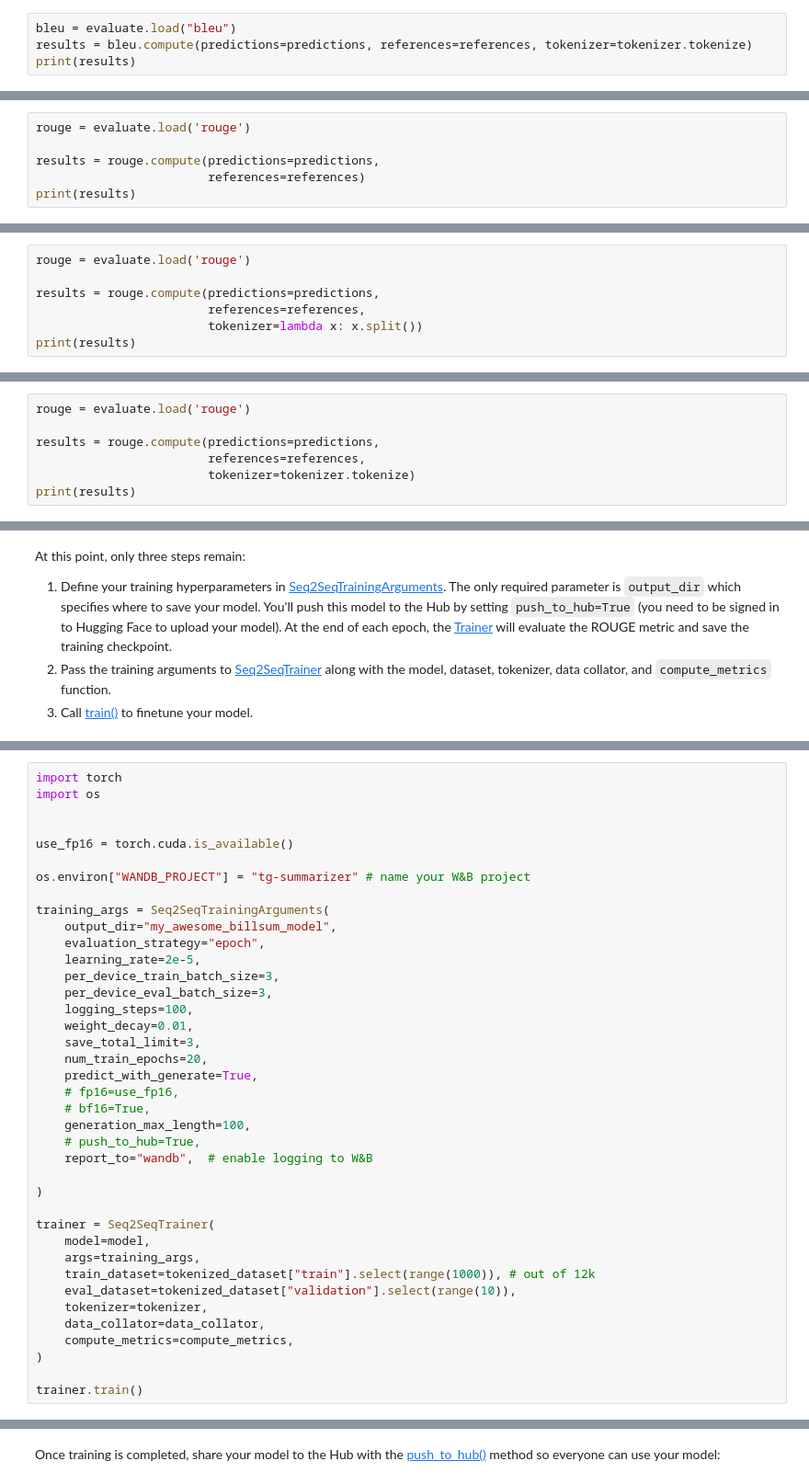
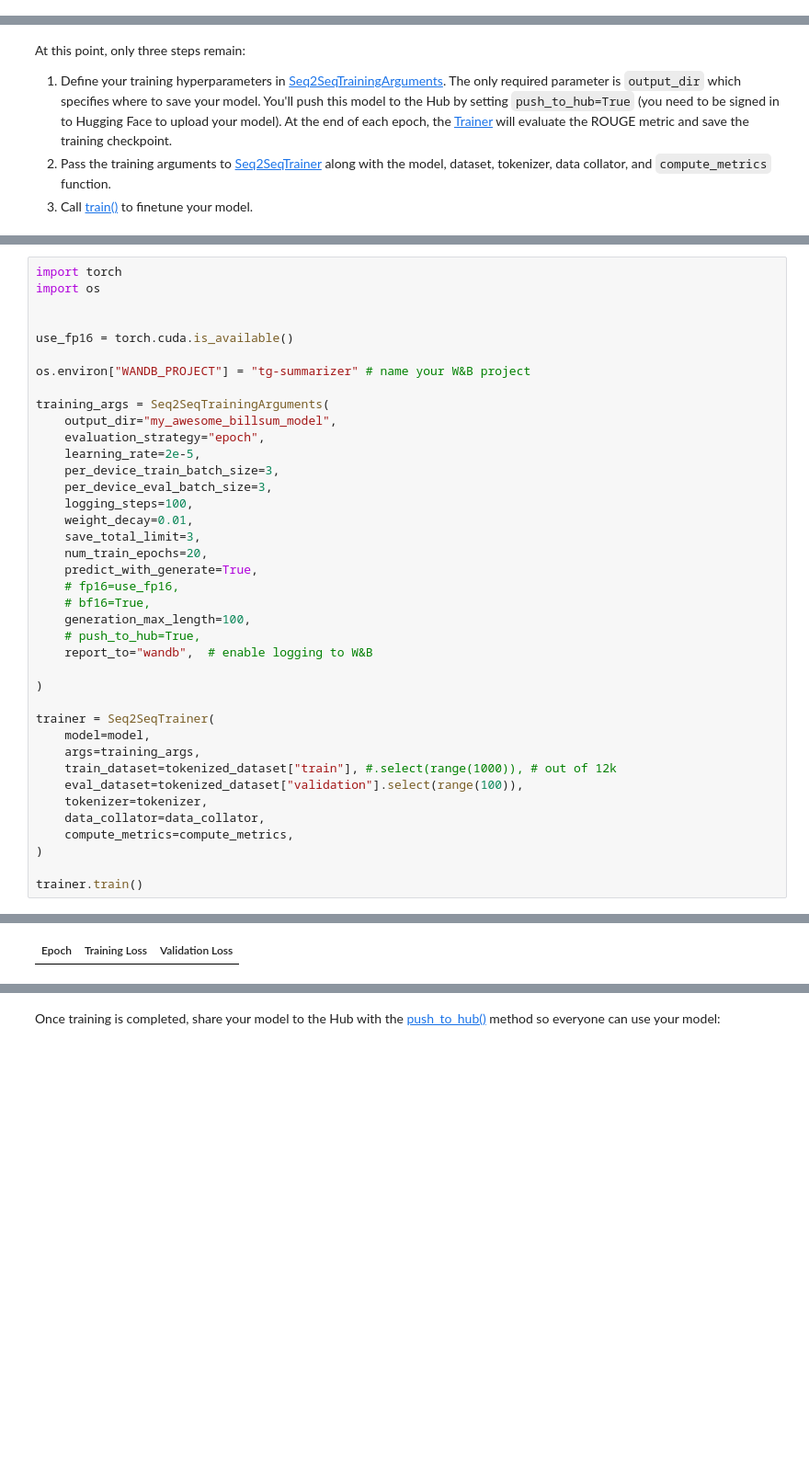
Before and after one commit to Hacker1337/tg_messages_summarizer, a Jupyter notebook: notebooks/0.4.2-metrics_impl_and_prediction_logging.ipynb, the cells around one changed output, grey strips where cells are left out. Shown at 92% size. Saved outputs shown, nothing was run; the diff lists cells and outputs as text; blank space fills up the shorter version.

Commit message:
rolos changes of training notebook

```diff
--- a/notebooks/0.4.2-metrics_impl_and_prediction_logging.ipynb
+++ b/notebooks/0.4.2-metrics_impl_and_prediction_logging.ipynb
@@ -127,4 +136,0 @@ print(results)
-# %%
-bleu = evaluate.load("bleu")
-results = bleu.compute(predictions=predictions, references=references, tokenizer=tokenizer.tokenize)
-print(results)
@@ -141,6 +136,0 @@ print("русский язык не ожиданно".split())
-# %%
-rouge = evaluate.load('rouge')
-
-results = rouge.compute(predictions=predictions,
-                        references=references)
-print(results)
@@ -149,7 +136,0 @@ print(results)
-# %%
-rouge = evaluate.load('rouge')
-
-results = rouge.compute(predictions=predictions,
-                        references=references,
-                        tokenizer=lambda x: x.split())
-print(results)
@@ -158,7 +136,0 @@ print(results)
-# %%
-rouge = evaluate.load('rouge')
-
-results = rouge.compute(predictions=predictions,
-                        references=references,
-                        tokenizer=tokenizer.tokenize)
-print(results)
@@ -287,8 +251,8 @@ training_args = Seq2SeqTrainingArguments(
 trainer = Seq2SeqTrainer(
     model=model,
     args=training_args,
-    train_dataset=tokenized_dataset["train"].select(range(1000)), # out of 12k
-    eval_dataset=tokenized_dataset["validation"].select(range(10)),
+    train_dataset=tokenized_dataset["train"], #.select(range(1000)), # out of 12k
+    eval_dataset=tokenized_dataset["validation"].select(range(100)),
     tokenizer=tokenizer,
     data_collator=data_collator,
     compute_metrics=compute_metrics,
@@ -304,0 +264 @@ View run at https://wandb.ai/amirfvb/tg-summarizer/runs/bigp63s8
+| Epoch | Training Loss | Validation Loss |
```
Also changed, not shown: parts of 22 cells of this notebook.
